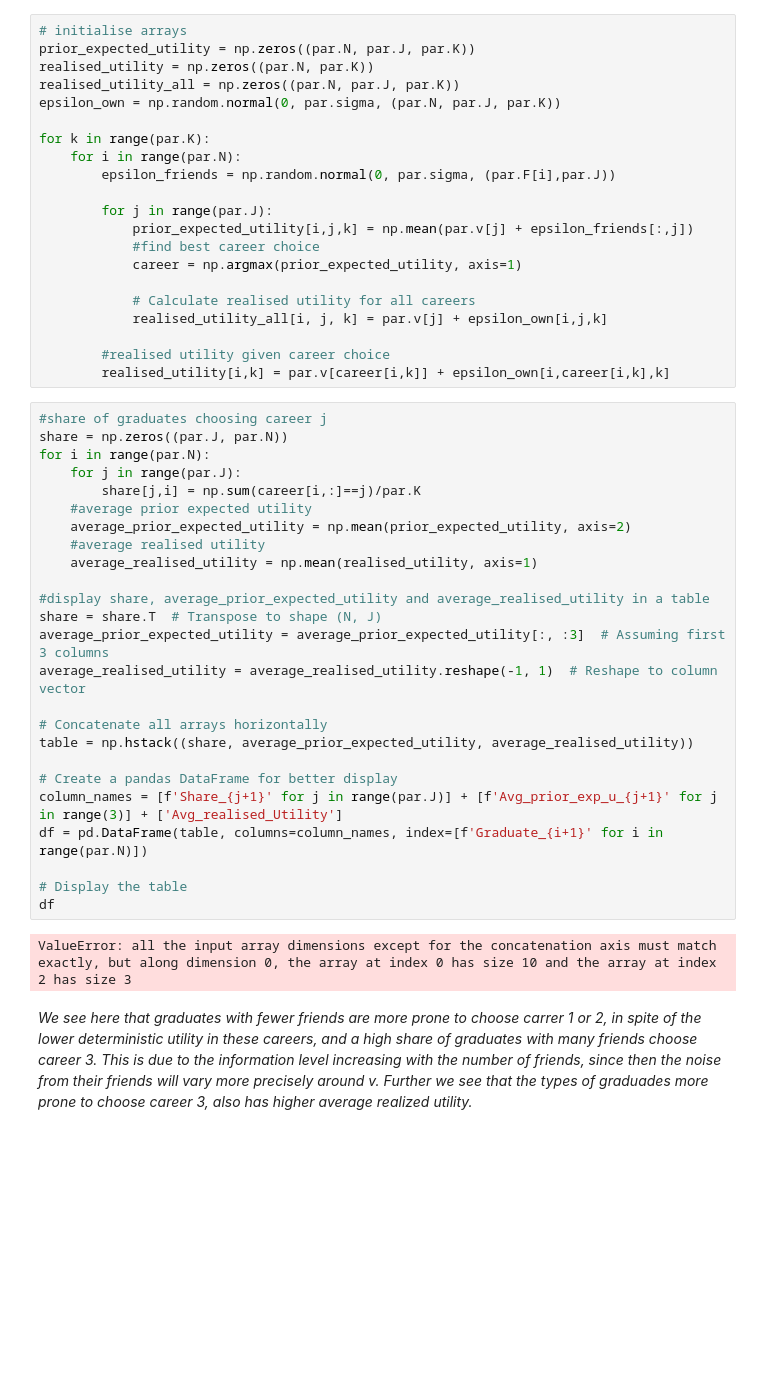
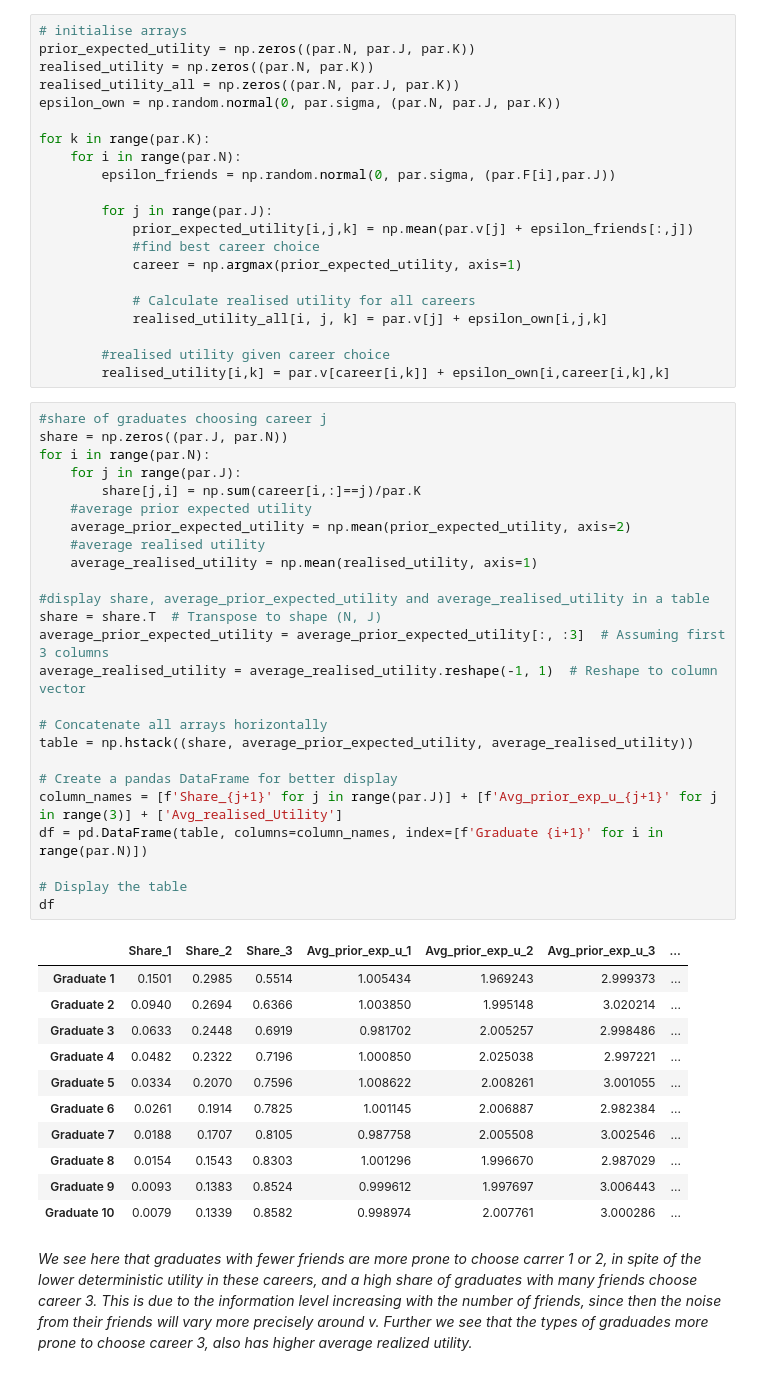
Before and after one commit to NumEconCopenhagen/projects-2024-anna-vithusha-og-barbara, a Jupyter notebook: Examproject/exam_2024.ipynb, the cells around one changed output. Saved outputs shown, nothing was run; the diff lists cells and outputs as text; blank space fills up the shorter version.

```diff
--- a/Examproject/exam_2024.ipynb
+++ b/Examproject/exam_2024.ipynb
@@ -389,30 +390,40 @@ for k in range(par.K):
 # %%
 #share of graduates choosing career j
 share = np.zeros((par.J, par.N))
 for i in range(par.N):
     for j in range(par.J):
         share[j,i] = np.sum(career[i,:]==j)/par.K
     #average prior expected utility
     average_prior_expected_utility = np.mean(prior_expected_utility, axis=2)
     #average realised utility
     average_realised_utility = np.mean(realised_utility, axis=1)
 
 #display share, average_prior_expected_utility and average_realised_utility in a table
 share = share.T  # Transpose to shape (N, J)
 average_prior_expected_utility = average_prior_expected_utility[:, :3]  # Assuming first 3 columns
 average_realised_utility = average_realised_utility.reshape(-1, 1)  # Reshape to column vector
 
 # Concatenate all arrays horizontally
 table = np.hstack((share, average_prior_expected_utility, average_realised_utility))
 
 # Create a pandas DataFrame for better display
 column_names = [f'Share_{j+1}' for j in range(par.J)] + [f'Avg_prior_exp_u_{j+1}' for j in range(3)] + ['Avg_realised_Utility']
-df = pd.DataFrame(table, columns=column_names, index=[f'Graduate_{i+1}' for i in range(par.N)])
+df = pd.DataFrame(table, columns=column_names, index=[f'Graduate {i+1}' for i in range(par.N)])
 
 # Display the table
 df
 # %% [output]
-ValueError: all the input array dimensions except for the concatenation axis must match exactly, but along dimension 0, the array at index 0 has size 10 and the array at index 2 has size 3
+|  | Share_1 | Share_2 | Share_3 | Avg_prior_exp_u_1 | Avg_prior_exp_u_2 | Avg_prior_exp_u_3 | ... |
+| Graduate 1 | 0.1501 | 0.2985 | 0.5514 | 1.005434 | 1.969243 | 2.999373 | ... |
+| Graduate 2 | 0.0940 | 0.2694 | 0.6366 | 1.003850 | 1.995148 | 3.020214 | ... |
+| Graduate 3 | 0.0633 | 0.2448 | 0.6919 | 0.981702 | 2.005257 | 2.998486 | ... |
+| Graduate 4 | 0.0482 | 0.2322 | 0.7196 | 1.000850 | 2.025038 | 2.997221 | ... |
+| Graduate 5 | 0.0334 | 0.2070 | 0.7596 | 1.008622 | 2.008261 | 3.001055 | ... |
+| Graduate 6 | 0.0261 | 0.1914 | 0.7825 | 1.001145 | 2.006887 | 2.982384 | ... |
+| Graduate 7 | 0.0188 | 0.1707 | 0.8105 | 0.987758 | 2.005508 | 3.002546 | ... |
+| Graduate 8 | 0.0154 | 0.1543 | 0.8303 | 1.001296 | 1.996670 | 2.987029 | ... |
+| Graduate 9 | 0.0093 | 0.1383 | 0.8524 | 0.999612 | 1.997697 | 3.006443 | ... |
+| Graduate 10 | 0.0079 | 0.1339 | 0.8582 | 0.998974 | 2.007761 | 3.000286 | ... |
 # %% [markdown]
 *We see here that graduates with fewer friends are more prone to choose carrer 1 or 2, in spite of the lower deterministic utility in these careers, and a high share of graduates with many friends choose career 3. This is due to the information level increasing with the number of friends, since then the noise from their friends will vary more precisely around v. Further we see that the types of graduades more prone to choose career 3, also has higher average realized utility.*
 # %% [markdown]
```
Also changed, not shown: parts of 1 cell of this notebook.
